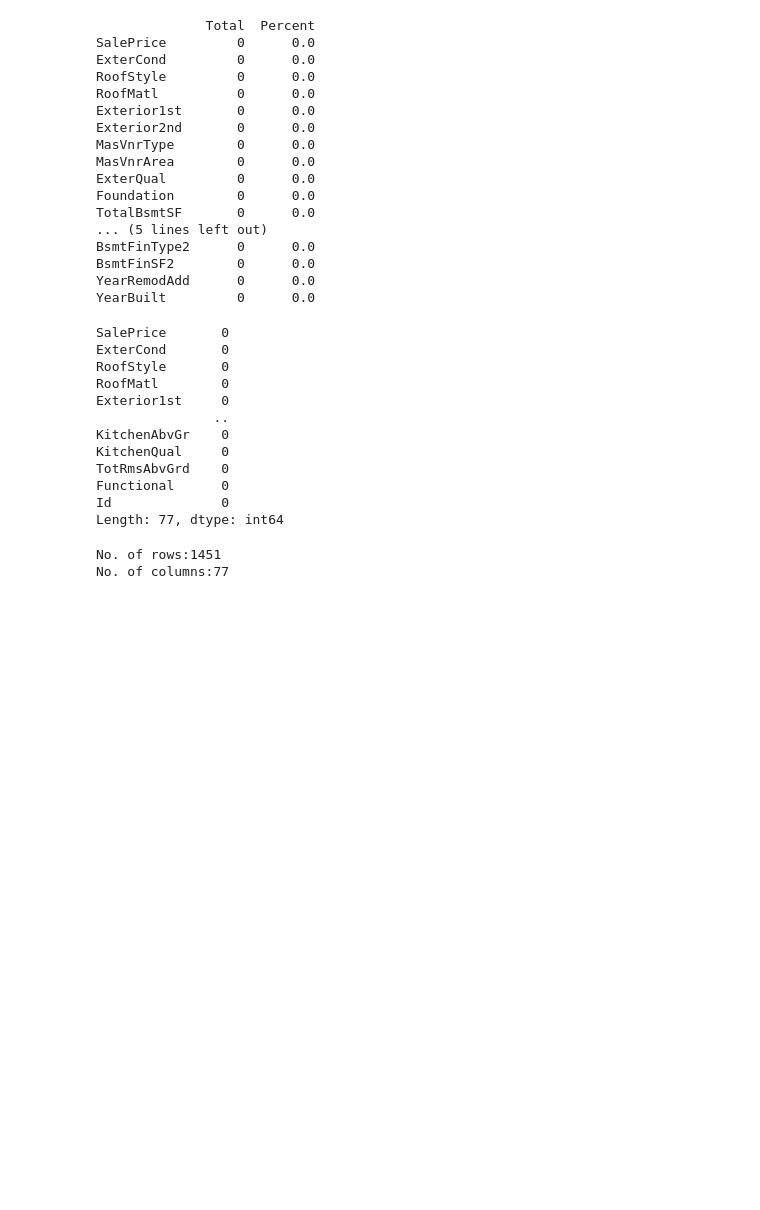
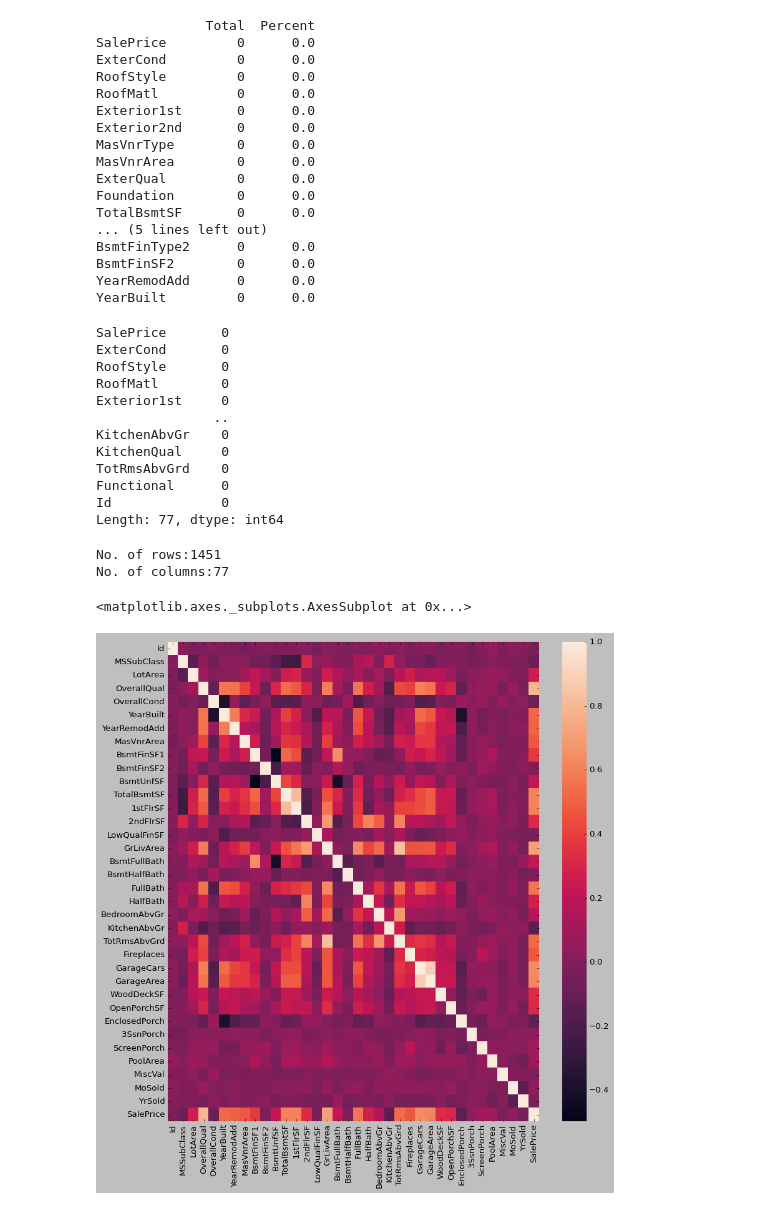
Before and after one commit to saptarshidatta96/House-Prices, a Jupyter notebook: House_Price_Prediction_Data_Exploration.ipynb, the cells around one changed output. Saved outputs shown, nothing was run; the diff lists cells and outputs as text; code cells hidden in the pictures; blank space fills up the shorter version.

```diff
--- a/House_Price_Prediction_Data_Exploration.ipynb
+++ b/House_Price_Prediction_Data_Exploration.ipynb
@@ -378,3 +382,9 @@ print('No. of columns:' +str(len(df.columns)))
 # %% [output]
 No. of rows:1451
 No. of columns:77
+# %%
+plt.figure(figsize = (12,12))
+sns.heatmap(df.corr())
+# %% [output]
+<matplotlib.axes._subplots.AxesSubplot at 0x...>
+[figure, added]
```
Also changed, not shown: parts of 1 cell of this notebook.
